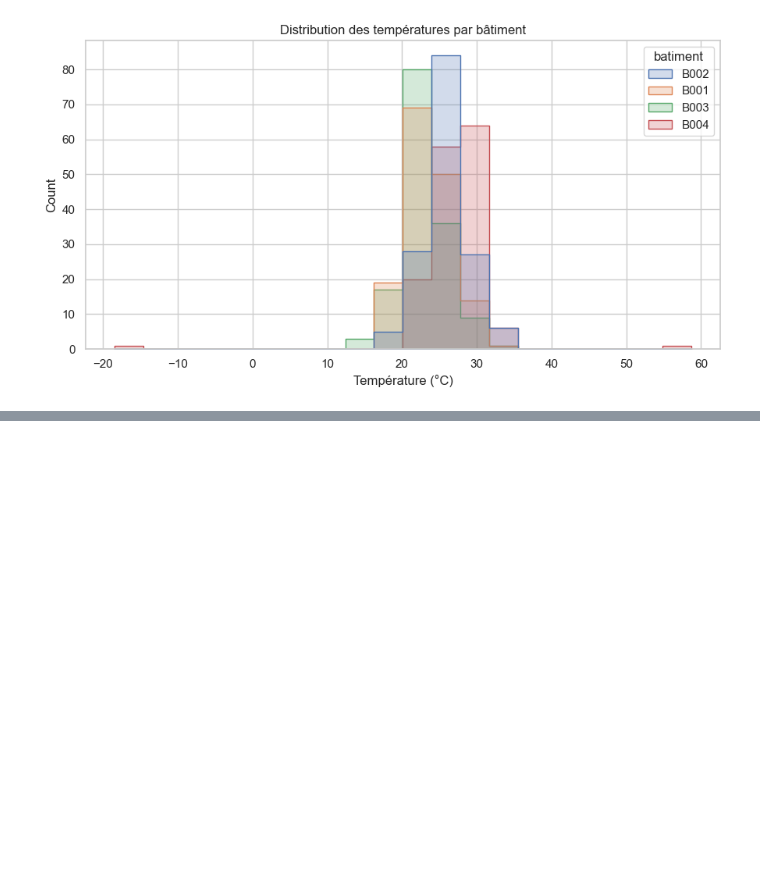
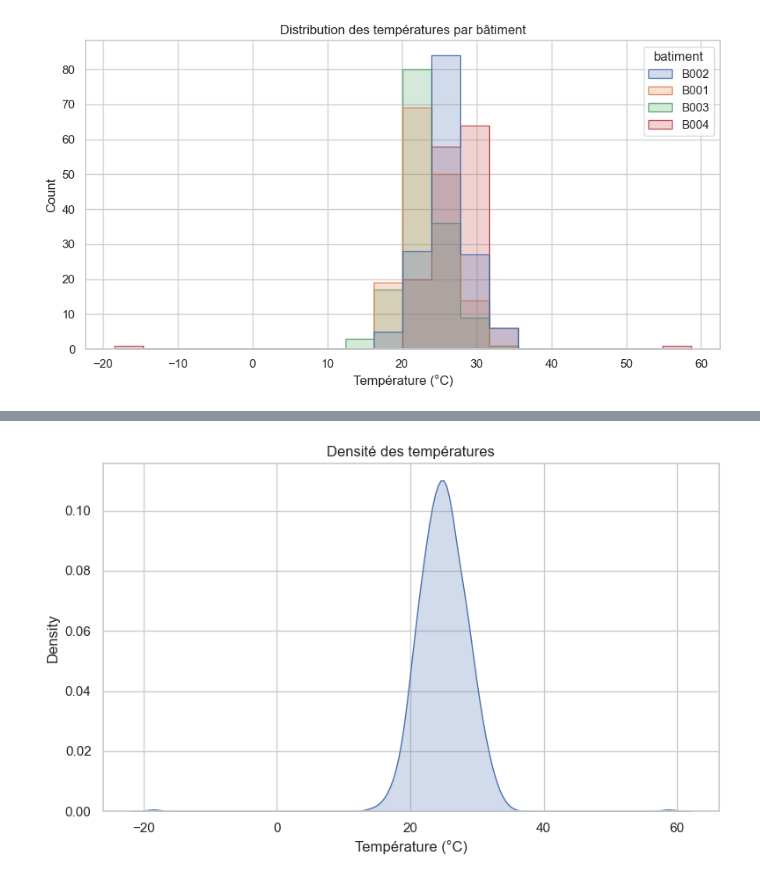
Before and after one commit to harounambaye/Seaborn_Iot_Analysis, a Jupyter notebook: notebooks/Seaborn_Iot_Analysis.ipynb, the cells around one changed output, grey strips where cells are left out. Cells and saved outputs as stored; diff of their text form; code cells hidden in the pictures; blank space fills up the shorter version.

Commit message:
Partie 2 : Distribution d'une variable avec kdeplot()

```diff
--- a/notebooks/Seaborn_Iot_Analysis.ipynb
+++ b/notebooks/Seaborn_Iot_Analysis.ipynb
@@ -114,0 +119,10 @@ plt.show()
+# %%
+# 1) Distribution des températures (courbe de densité)
+plt.figure(figsize=(8, 5))
+sns.kdeplot(data=df, x="temperature", fill=True)
+plt.title("Densité des températures")
+plt.xlabel("Température (°C)")
+plt.tight_layout()
+plt.show()
+# %% [output]
+[figure, added]
```
Also changed, not shown: parts of 2 cells of this notebook.
